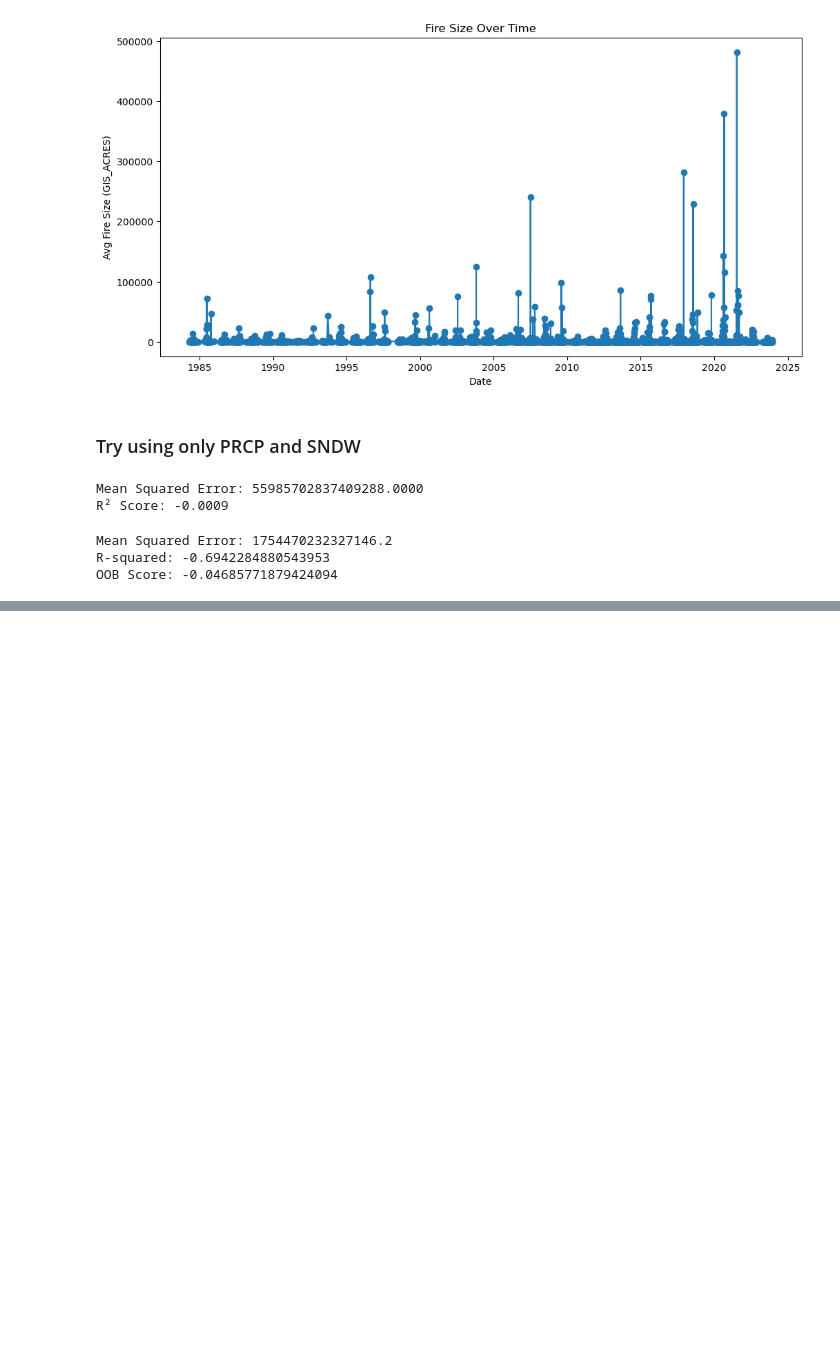
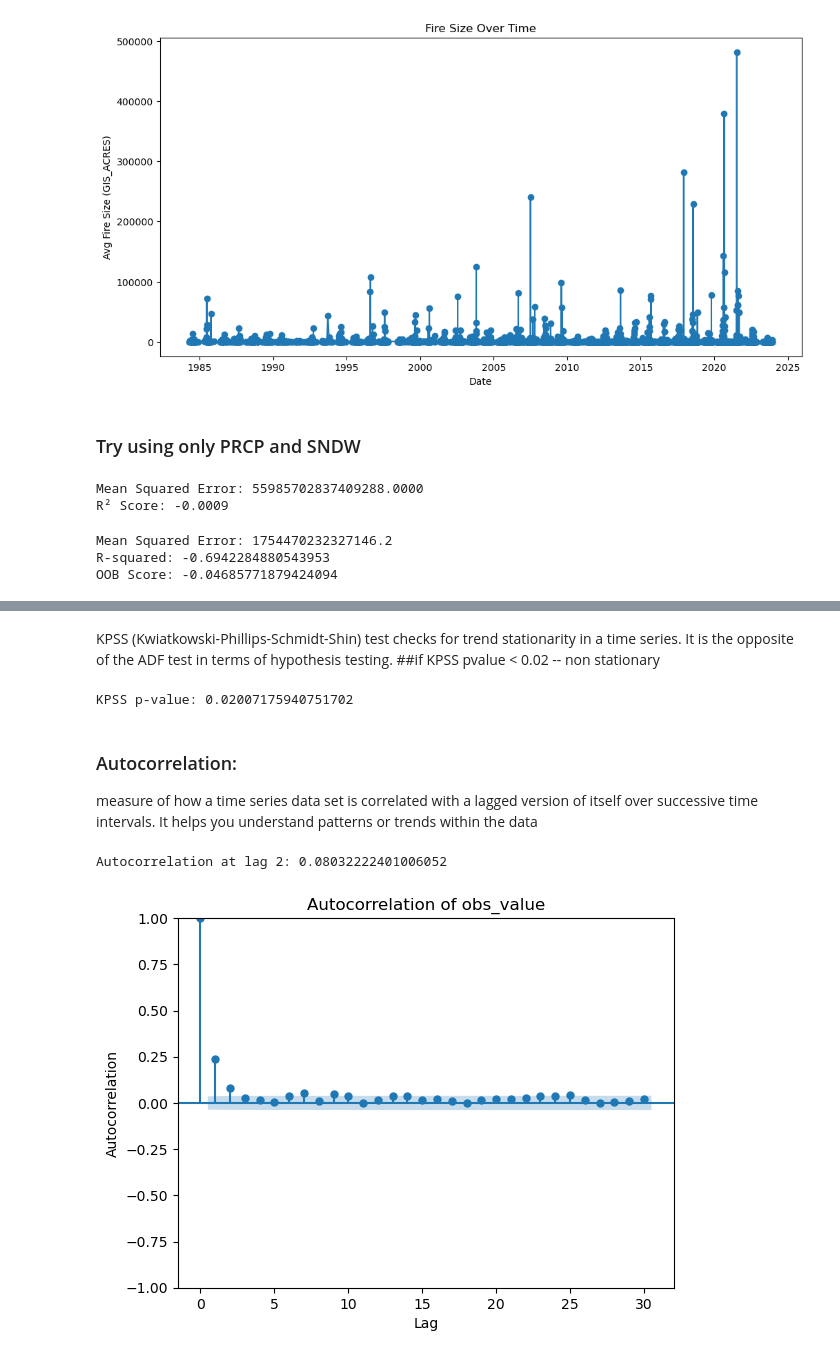
Before and after one commit to Ruhan105/IRC-Group5, a Jupyter notebook: ML pivoted regression (main).ipynb, the cells around one changed output, grey strips where cells are left out. Cells and saved outputs as stored; diff of their text form; code cells hidden in the pictures; blank space fills up the shorter version.

```diff
--- a/ML pivoted regression (main).ipynb
+++ b/ML pivoted regression (main).ipynb
@@ -442,0 +471,32 @@ OOB Score: -0.04685771879424094
+# %% [markdown]
+KPSS (Kwiatkowski-Phillips-Schmidt-Shin) test checks for trend stationarity in a time series. It is the opposite of the ADF test in terms of hypothesis testing.
+##if KPSS pvalue < 0.02 -- non stationary
+# %%
+from statsmodels.tsa.stattools import kpss
+
+kpss_result = kpss(fire_data8423['GIS_ACRES'], regression="c")  # Test for stationarity
+print("KPSS p-value:", kpss_result[1])
+##if KPSS pvalue < 0.02 -- non stationary
+# %% [output]
+KPSS p-value: 0.02007175940751702
+# %% [markdown]
+### Autocorrelation:
+measure of how a time series data set is correlated with a lagged version of itself over successive time intervals. It helps you understand patterns or trends within the data
+# %%
+import pandas as pd
+import numpy as np
+import matplotlib.pyplot as plt
+from pandas.plotting import autocorrelation_plot
+autocorr_value = pivoted_weather_ready['PRCP'].autocorr(lag=2)
+print(f"Autocorrelation at lag 2: {autocorr_value}")
+
+import matplotlib.pyplot as plt
+from statsmodels.graphics.tsaplots import plot_acf
+plot_acf(pivoted_weather_ready['PRCP'], lags=30)  # Plot autocorrelation for up to 30 lags
+plt.title('Autocorrelation of obs_value')
+plt.xlabel('Lag')
+plt.ylabel('Autocorrelation')
+plt.show()
+# %% [output]
+Autocorrelation at lag 2: 0.08032222401006052
+[figure, added]
```
Also changed, not shown: parts of 29 cells of this notebook.
